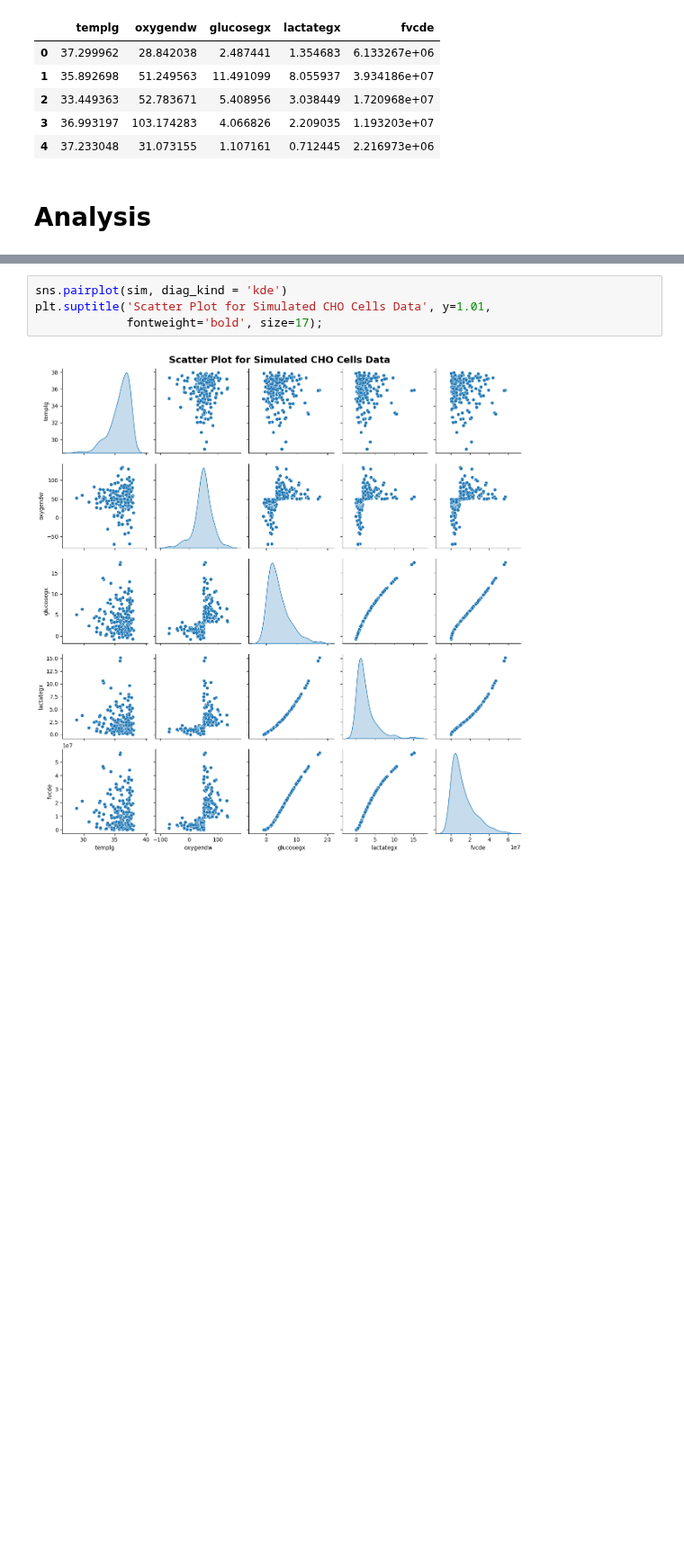
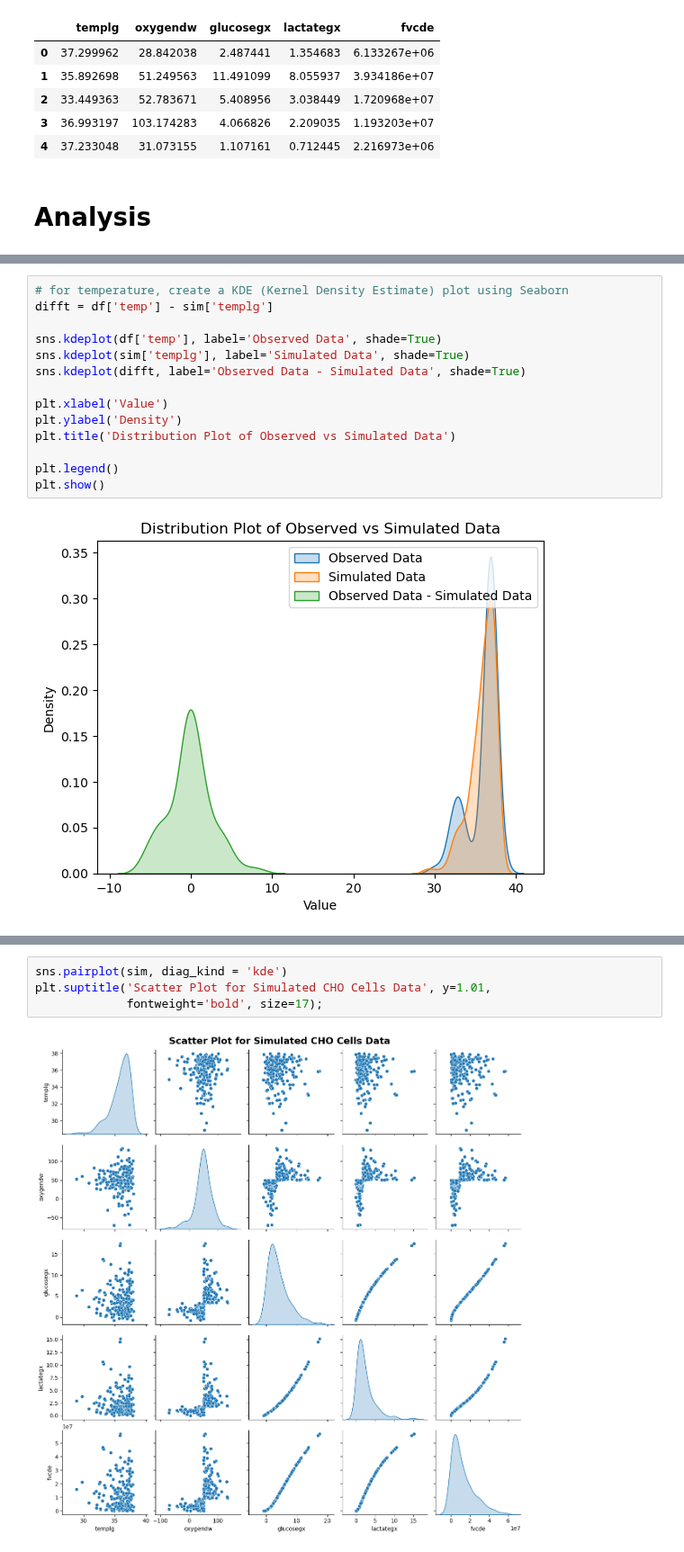
Before and after one commit to nurbujang/1progdaw23, a Jupyter notebook: project1.ipynb, the cells around one changed output, grey strips where cells are left out. Shown at 90% size. Cells and saved outputs as stored; diff of their text form; blank space fills up the shorter version.

Commit message:
Distribution Plot

```diff
--- a/project1.ipynb
+++ b/project1.ipynb
@@ -717,0 +720,16 @@ sim.head()
+# %%
+# for temperature, create a KDE (Kernel Density Estimate) plot using Seaborn
+difft = df['temp'] - sim['templg']
+
+sns.kdeplot(df['temp'], label='Observed Data', shade=True)
+sns.kdeplot(sim['templg'], label='Simulated Data', shade=True)
+sns.kdeplot(difft, label='Observed Data - Simulated Data', shade=True)
+
+plt.xlabel('Value')
+plt.ylabel('Density')
+plt.title('Distribution Plot of Observed vs Simulated Data')
+
+plt.legend()
+plt.show()
+# %% [output]
+[figure, added]
```
Also changed, not shown: parts of 34 cells of this notebook, 1 other file.
